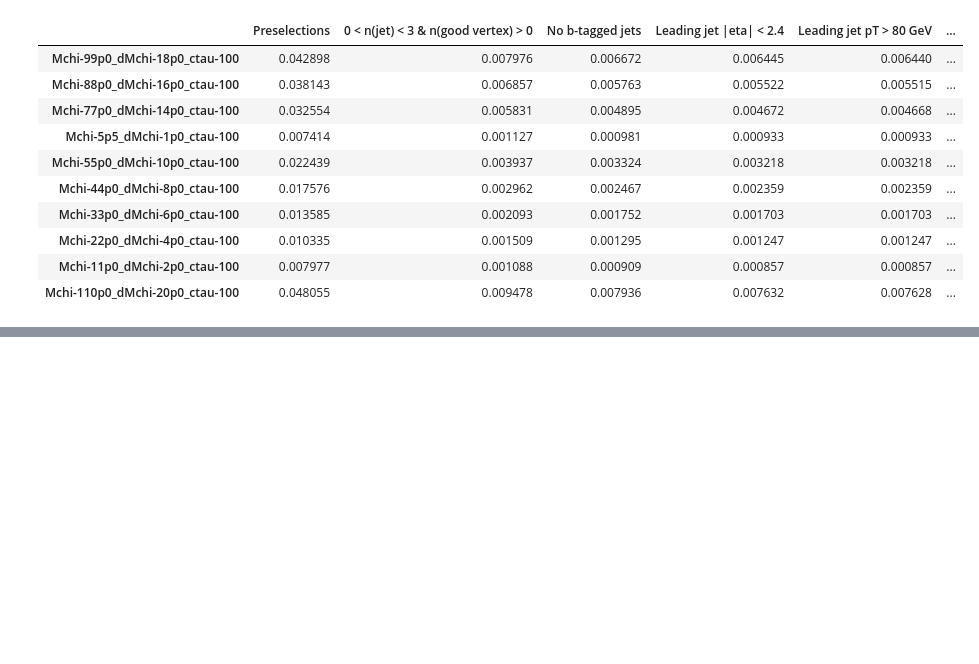
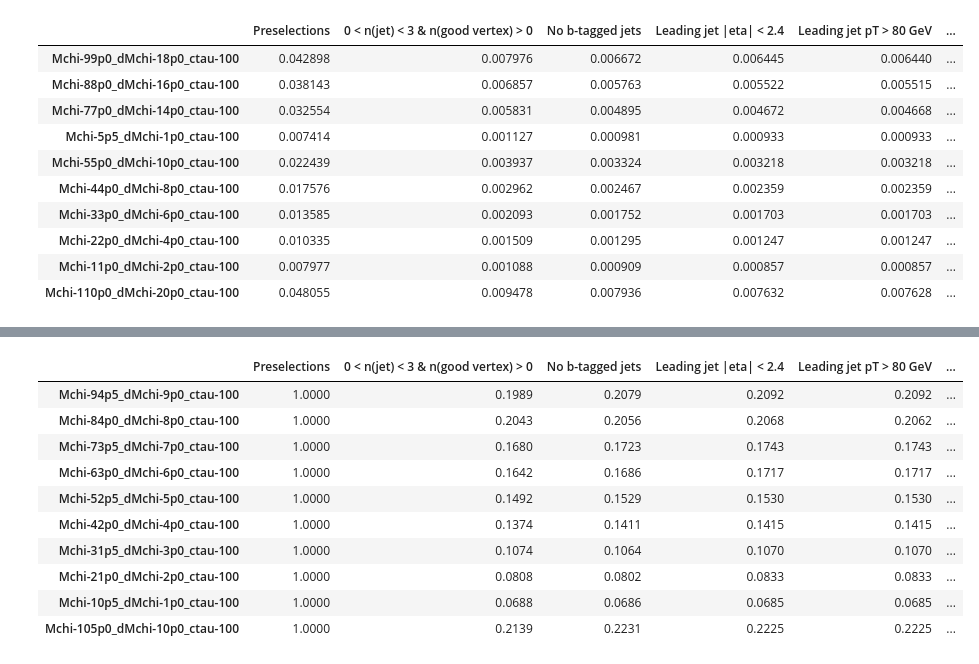
Before and after one commit to kyungminparkdrums/iDMe, a Jupyter notebook: python_analysis/studies/SignalEfficiency/Cutflow_SRv3_skimmed.ipynb, the cells around one changed output, grey strips where cells are left out. Cells and saved outputs as stored; diff of their text form; code cells hidden in the pictures; blank space fills up the shorter version.

```diff
--- a/python_analysis/studies/SignalEfficiency/Cutflow_SRv3_skimmed.ipynb
+++ b/python_analysis/studies/SignalEfficiency/Cutflow_SRv3_skimmed.ipynb
@@ -267,0 +310,18 @@ eff_df[ct][delta].transpose()
+# %%
+pd.options.display.float_format = '{:,.4f}'.format
+
+ct = '100'
+delta = '0p1'
+purities_df[ct][delta].transpose()
+# %% [output]
+|  | Preselections | 0 < n(jet) < 3 & n(good vertex) > 0 | No b-tagged jets | Leading jet |eta| < 2.4 | Leading jet pT > 80 GeV | ... |
+| Mchi-94p5_dMchi-9p0_ctau-100 | 1.0000 | 0.1989 | 0.2079 | 0.2092 | 0.2092 | ... |
+| Mchi-84p0_dMchi-8p0_ctau-100 | 1.0000 | 0.2043 | 0.2056 | 0.2068 | 0.2062 | ... |
+| Mchi-73p5_dMchi-7p0_ctau-100 | 1.0000 | 0.1680 | 0.1723 | 0.1743 | 0.1743 | ... |
+| Mchi-63p0_dMchi-6p0_ctau-100 | 1.0000 | 0.1642 | 0.1686 | 0.1717 | 0.1717 | ... |
+| Mchi-52p5_dMchi-5p0_ctau-100 | 1.0000 | 0.1492 | 0.1529 | 0.1530 | 0.1530 | ... |
+| Mchi-42p0_dMchi-4p0_ctau-100 | 1.0000 | 0.1374 | 0.1411 | 0.1415 | 0.1415 | ... |
+| Mchi-31p5_dMchi-3p0_ctau-100 | 1.0000 | 0.1074 | 0.1064 | 0.1070 | 0.1070 | ... |
+| Mchi-21p0_dMchi-2p0_ctau-100 | 1.0000 | 0.0808 | 0.0802 | 0.0833 | 0.0833 | ... |
+| Mchi-10p5_dMchi-1p0_ctau-100 | 1.0000 | 0.0688 | 0.0686 | 0.0685 | 0.0685 | ... |
+| Mchi-105p0_dMchi-10p0_ctau-100 | 1.0000 | 0.2139 | 0.2231 | 0.2225 | 0.2225 | ... |
```
Also changed, not shown: parts of 8 cells of this notebook.
